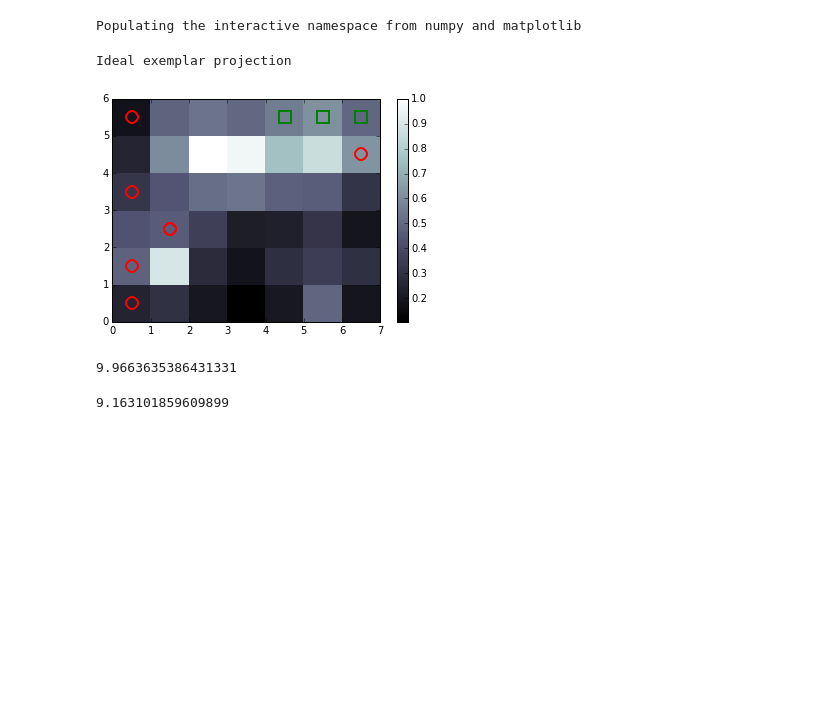
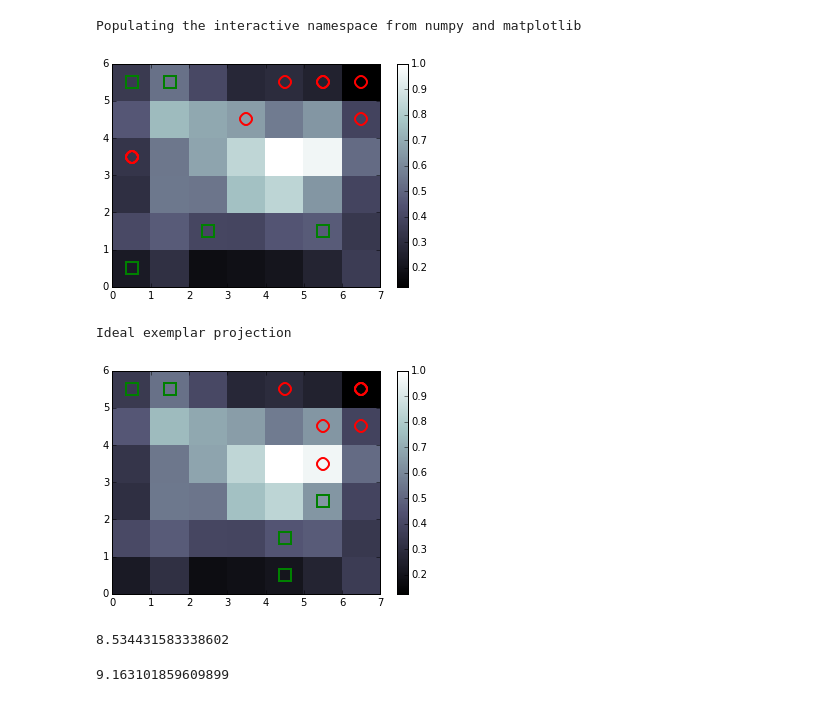
Before and after one commit to sriveravi/som, a Jupyter notebook: runSOM2.ipynb, the cells around one changed output. Saved outputs shown, nothing was run; the diff lists cells and outputs as text; code cells hidden in the pictures; blank space fills up the shorter version.

```diff
--- a/runSOM2.ipynb
+++ b/runSOM2.ipynb
@@ -124,16 +124,17 @@ class SOM:
 # %%
 # how to use
 
 mod = SOM('4750.csv')
-mod.train(20)
-# mod.show()
+mod.train(30)
+mod.show()
 
 mod.showIdeal()
 mod.separation()
 # %% [output]
+[figure, new version]
 Ideal exemplar projection
-[figure, old version]
+[figure, added]
-9.9663635386431331
+8.534431583338602
 # %%
 # run the model fitting N times
 N = 20
```
Also changed, not shown: parts of 1 cell of this notebook.
